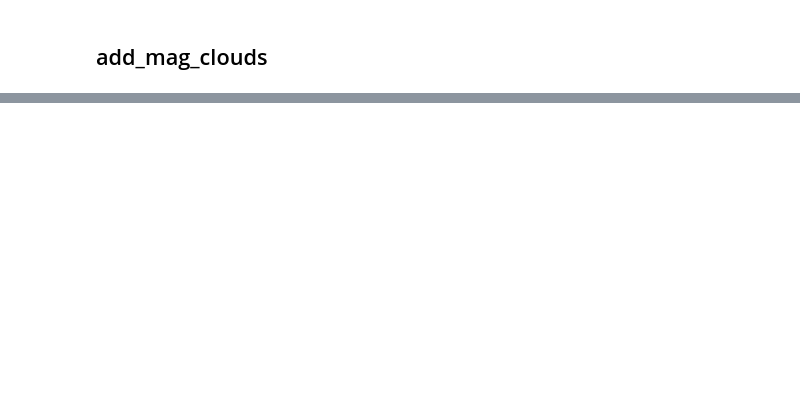
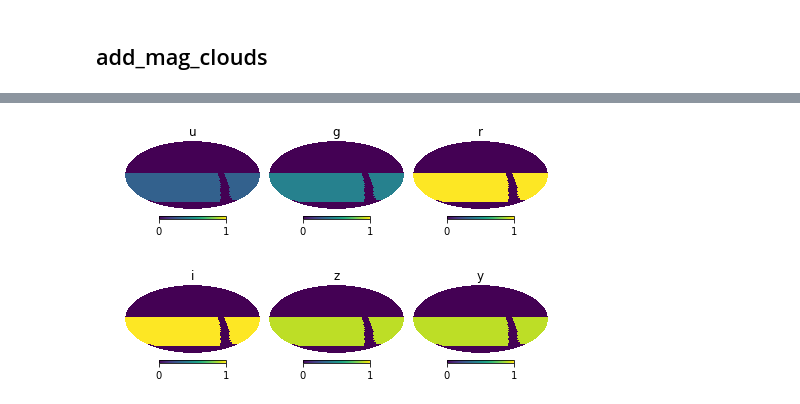
Before and after one commit to lsst-sims/sims_featureScheduler_runs_1.3, a Jupyter notebook: footprints/viz_footprints.ipynb, the cells around one changed output, grey strips where cells are left out. Drawn from its saved outputs; the diff is of its cells as text; code cells hidden in the pictures; blank space fills up the shorter version.

Commit message:
wfd_only

```diff
--- a/footprints/viz_footprints.ipynb
+++ b/footprints/viz_footprints.ipynb
@@ -89,0 +90,5 @@ disp_footprints(footprint)
+# %%
+footprint = wfd_only()
+disp_footprints(footprint)
+# %% [output]
+[figure, added]
```
Also changed, not shown: parts of 11 cells of this notebook, 1 other file.
